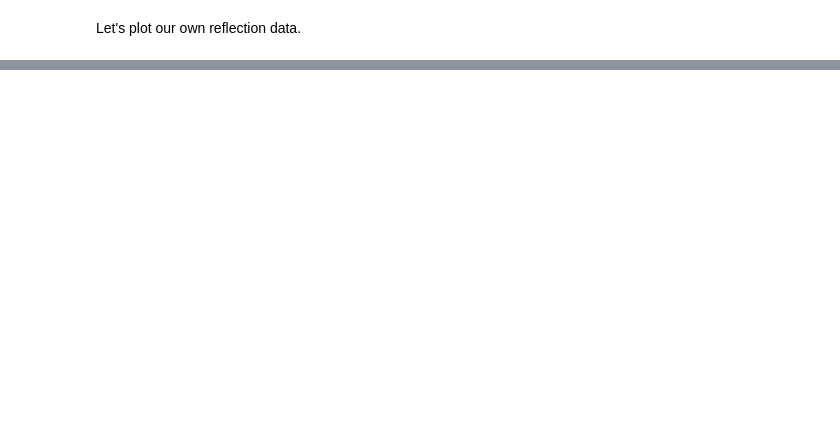
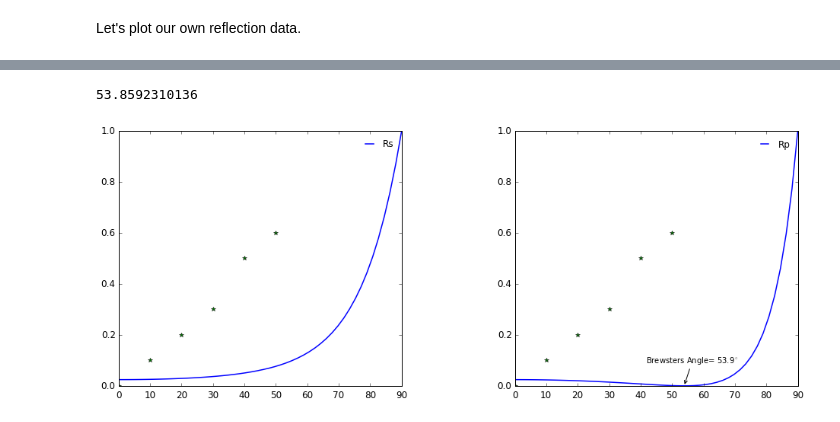
Before and after one commit to HartwickChaosLab/Physics-IPython-Notebooks, a Jupyter notebook: Optics-NB/Fresnel-Relations.ipynb, the cells around one changed output, grey strips where cells are left out. Cells and saved outputs as stored; diff of their text form; code cells hidden in the pictures; blank space fills up the shorter version.

```diff
--- a/Optics-NB/Fresnel-Relations.ipynb
+++ b/Optics-NB/Fresnel-Relations.ipynb
@@ -108,4 +117,2 @@ display(y)
 # %% [markdown]
 Let's plot our own reflection data.
-# %%
-theta, RS, TS,RP,TP=RT(1,1.4)
@@ -117,0 +119,45 @@ angles=array([0,22.5,45,67.5,90])
+# %%
+def plotRData(RpA, RpD, RsA, RsD,ni=1.,nt=1.5):
+    ti,RS,TS,RP,TP=RT(ni,nt)
+
+    rcdef = plt.rcParams.copy()
+    newparams = {'axes.labelsize': 14, 'axes.linewidth': 1, 'savefig.dpi': 300,
+             'lines.linewidth': 1.5, 'figure.figsize': (16, 6),
+             'figure.subplot.wspace': 0.4,
+             'ytick.labelsize': 12, 'xtick.labelsize': 12,
+             'ytick.major.pad': 5, 'xtick.major.pad': 5,
+             'legend.fontsize': 12, 'legend.frameon': False,
+             'legend.handlelength': 1.5}
+    # Update the global rcParams dictionary with the new parameter choices
+# Before doing this, we reset rcParams to its default again, just in case
+    plt.rcParams.update(rcdef)
+    plt.rcParams.update(newparams)
+
+    Angle=arctan(nt/ni)*180/pi  #
+    print(Angle)
+    # Make the new figure with new formatting
+    fig, axes = plt.subplots(1,2)
+
+    axes[0].plot(rad2deg(ti), RS, label ='Rs')
+    axes[0].plot(RsA,RsD,'*')
+    axes[1].plot(rad2deg(ti), RP, label='Rp')
+    axes[1].plot(RpA,RpD,'*')
+
+    axes[0].legend()
+    axes[1].legend()
+    axes[1].annotate(r'Brewsters Angle= %.1f$^{\circ}$'%Angle, xy=(Angle, 0),  xycoords='data',
+                xytext=(-50, 30), textcoords='offset points',
+                arrowprops=dict(arrowstyle="->")
+                )
+
+    plt.rcParams.update(rcdef)
+    plt.rcParams.update(rcdef)
+# %%
+RpAngles=array([0,10,20,30,40,50])*1.
+RpData=array([.0,.1,.2,.3,.5,.6])
+RsAngles=array([0,10,20,30,40,50])*1.
+RsData=array([.0,.1,.2,.3,.5,.6])
+interact(plotRData,ni=(1.,5,.01),nt=(1.,5,.01),RpA=fixed(RpAngles), RpD=fixed(RpData),RsA=fixed(RsAngles), RsD=fixed(RsData));
+# %% [output]
+53.8592310136
+[figure, added]
```
Also changed, not shown: parts of 10 cells of this notebook.
